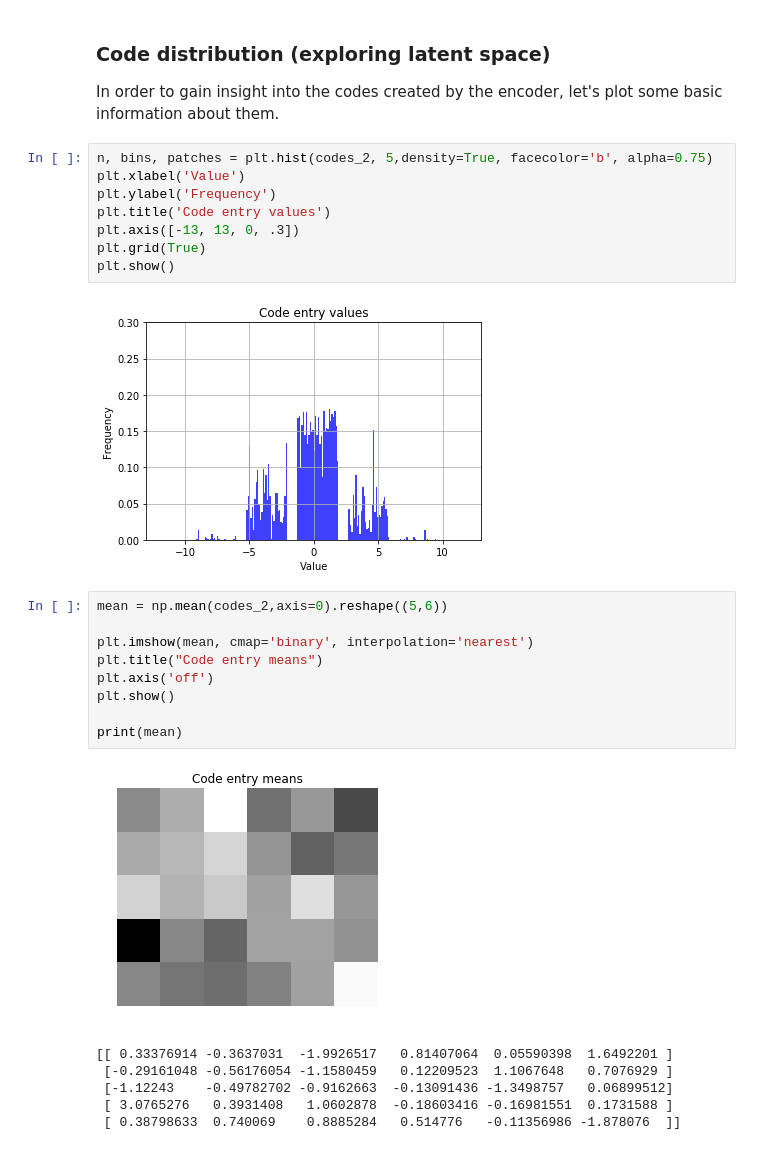
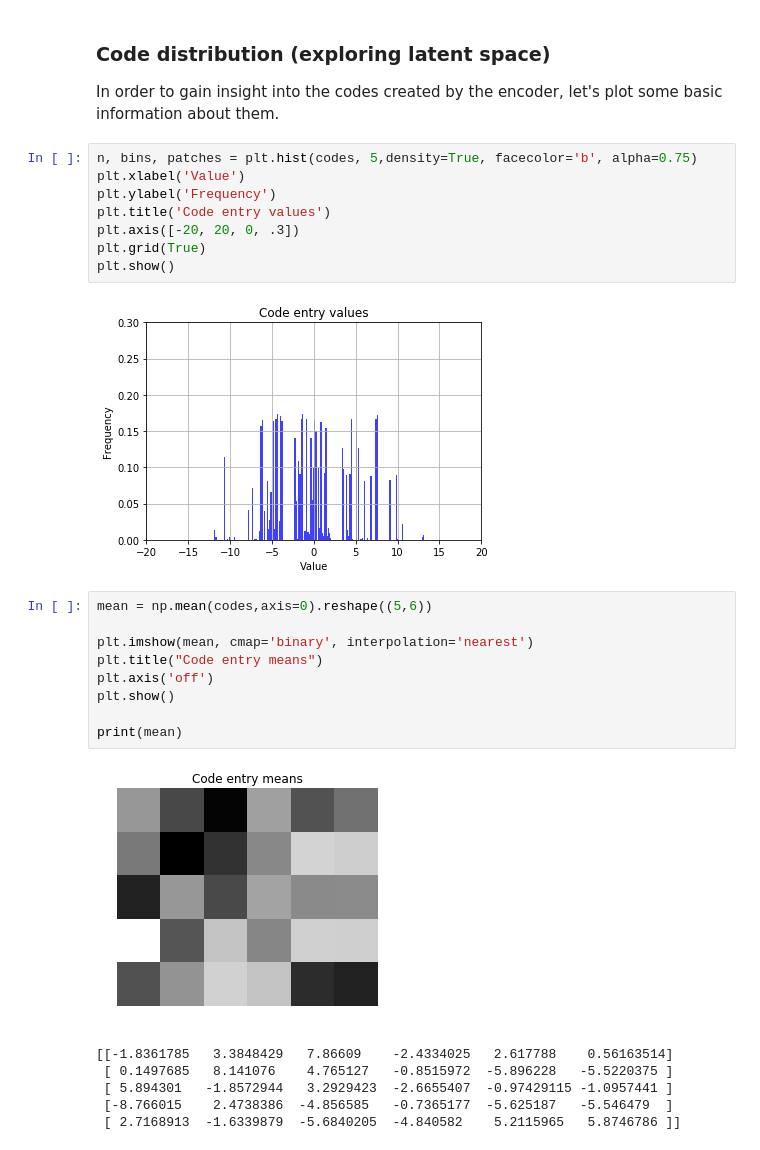
Before and after one commit to lanejere5/bm, a Jupyter notebook: Examples.ipynb, the cells around one changed output. Drawn from its saved outputs; the diff is of its cells as text.

```diff
--- a/Examples.ipynb
+++ b/Examples.ipynb
@@ -435,29 +376,29 @@ array([ 1.1759876e+00,  6.1188936e-01, -3.8268976e+00, -1.6025749e+00,
 
 In order to gain insight into the codes created by the encoder, let's plot some basic information about them.
 # %%
-n, bins, patches = plt.hist(codes_2, 5,density=True, facecolor='b', alpha=0.75)
+n, bins, patches = plt.hist(codes, 5,density=True, facecolor='b', alpha=0.75)
 plt.xlabel('Value')
 plt.ylabel('Frequency')
 plt.title('Code entry values')
-plt.axis([-13, 13, 0, .3])
+plt.axis([-20, 20, 0, .3])
 plt.grid(True)
 plt.show()
 # %% [output]
-[figure, old version]
+[figure, new version]
 # %%
-mean = np.mean(codes_2,axis=0).reshape((5,6))
+mean = np.mean(codes,axis=0).reshape((5,6))
 
 plt.imshow(mean, cmap='binary', interpolation='nearest')
 plt.title("Code entry means")
 plt.axis('off')
 plt.show()
 
 print(mean)
 # %% [output]
-[figure, old version]
+[figure, new version]
-[[ 0.33376914 -0.3637031  -1.9926517   0.81407064  0.05590398  1.6492201 ]
- [-0.29161048 -0.56176054 -1.1580459   0.12209523  1.1067648   0.7076929 ]
- [-1.12243    -0.49782702 -0.9162663  -0.13091436 -1.3498757   0.06899512]
- [ 3.0765276   0.3931408   1.0602878  -0.18603416 -0.16981551  0.1731588 ]
- [ 0.38798633  0.740069    0.8885284   0.514776   -0.11356986 -1.878076  ]]
+[[-1.8361785   3.3848429   7.86609    -2.4334025   2.617788    0.56163514]
+ [ 0.1497685   8.141076    4.765127   -0.8515972  -5.896228   -5.5220375 ]
+ [ 5.894301   -1.8572944   3.2929423  -2.6655407  -0.97429115 -1.0957441 ]
+ [-8.766015    2.4738386  -4.856585   -0.7365177  -5.625187   -5.546479  ]
+ [ 2.7168913  -1.6339879  -5.6840205  -4.840582    5.2115965   5.8746786 ]]
 # %%
```
Also changed, not shown: parts of 36 cells of this notebook.
